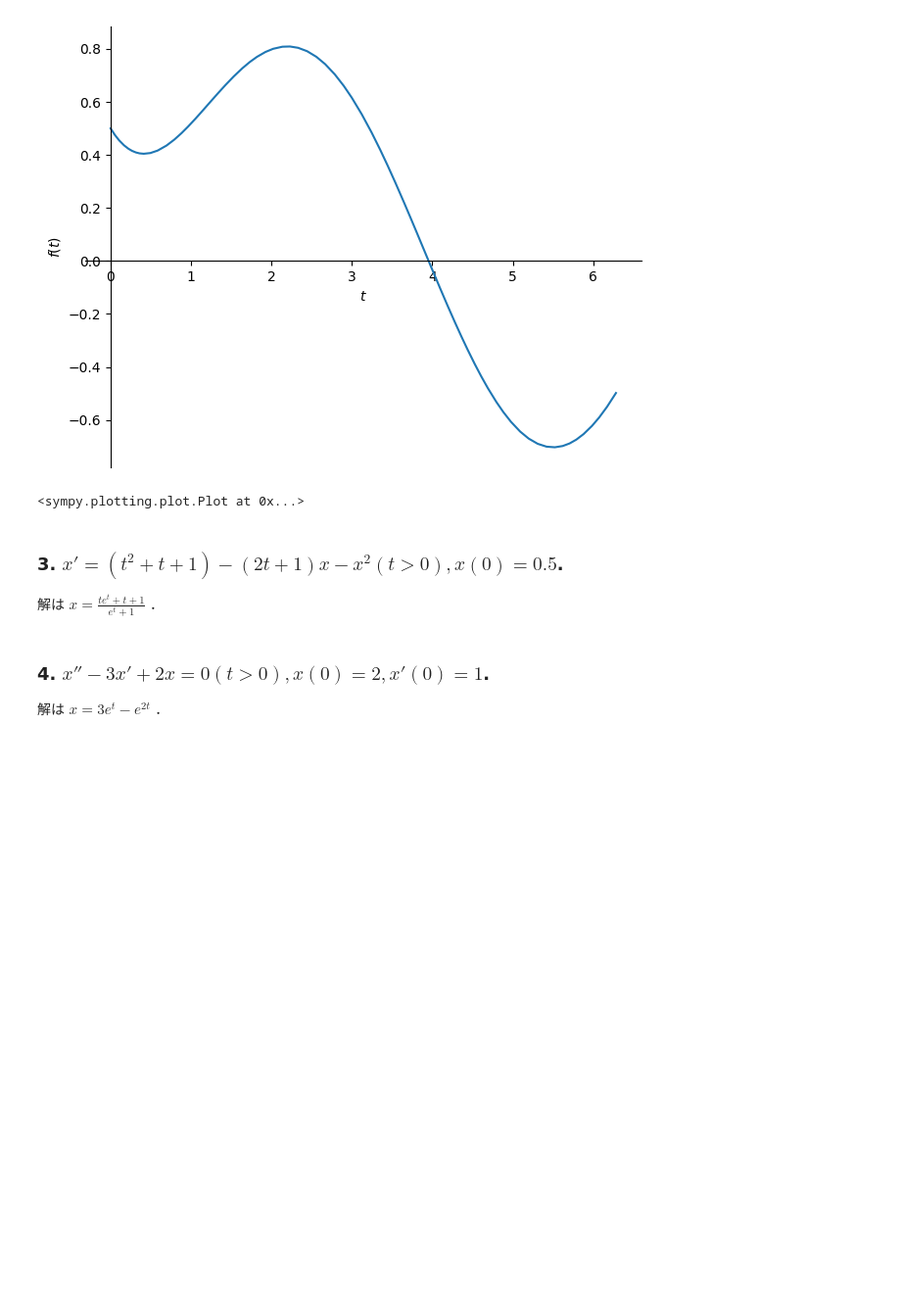
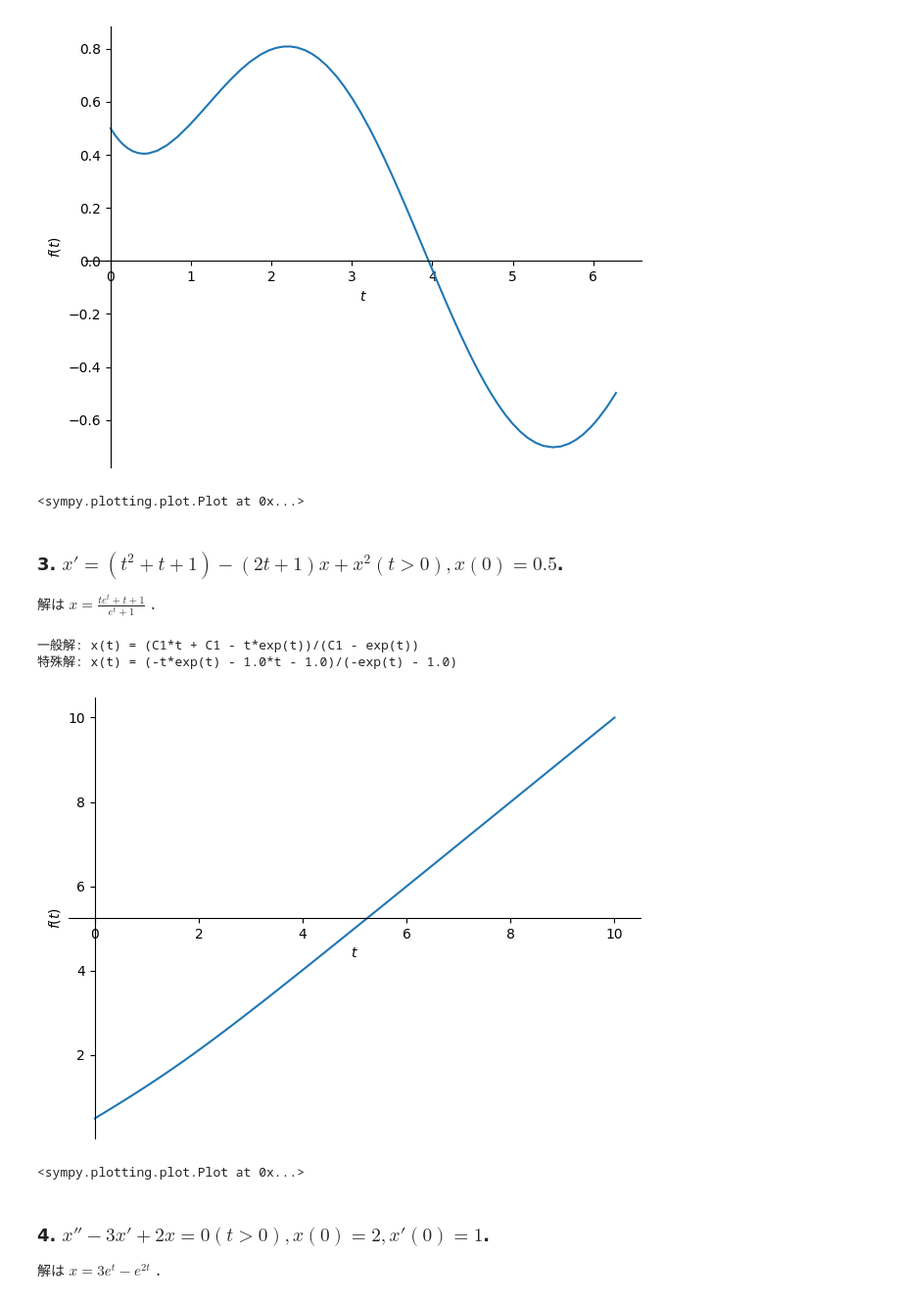
Before and after one commit to fumiyanll23/2022-experimental-mathematics-c, a Jupyter notebook: 07/lecture07.ipynb, the cells around one changed output. Shown: that part at 98% size. Saved outputs shown, nothing was run; the diff lists cells and outputs as text; code cells hidden in the pictures; blank space fills up the shorter version.

```diff
--- a/07/lecture07.ipynb
+++ b/07/lecture07.ipynb
@@ -56,9 +56,27 @@ plot(ans_sp.rhs, (t,0,2*sp.pi))
 [figure]
 <sympy.plotting.plot.Plot at 0x...>
 # %% [markdown]
-### 3. $x' = (t^{2}+t+1) - (2t+1)x - x^{2} (t > 0), x(0) = 0.5$.
+### 3. $x' = (t^{2}+t+1) - (2t+1)x + x^{2} (t > 0), x(0) = 0.5$.
 
 解は $x = \frac{te^{t} + t + 1}{e^{t} + 1}$ ．
+# %%
+# tを変数、xを関数として定義
+t = sp.Symbol("t")
+x = sp.Function("x")
+# 一般解を求める
+eq = sp.Eq(x(t).diff(t,1), (t**2+t+1) - (2*t+1)*x(t) + x(t)**2)
+ans_gen = sp.dsolve(eq)
+print(f"一般解: {ans_gen.lhs} = {ans_gen.rhs}")
+# 初期条件などを入力して特殊解を求める
+ans_sp = sp.dsolve(eq, ics={x(0): 0.5})
+print(f"特殊解: {ans_sp.lhs} = {ans_sp.rhs}")
+# グラフを描画
+plot(ans_sp.rhs, (t,0,10))
+# %% [output]
+一般解: x(t) = (C1*t + C1 - t*exp(t))/(C1 - exp(t))
+特殊解: x(t) = (-t*exp(t) - 1.0*t - 1.0)/(-exp(t) - 1.0)
+[figure, added]
+<sympy.plotting.plot.Plot at 0x...>
 # %% [markdown]
 ### 4. $x'' - 3x' + 2x = 0 (t > 0), x(0) = 2, x'(0) = 1$.
 
```
